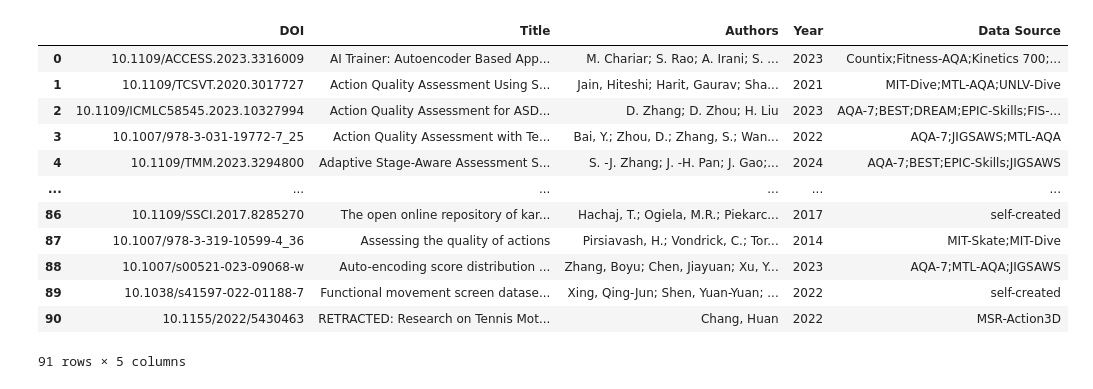
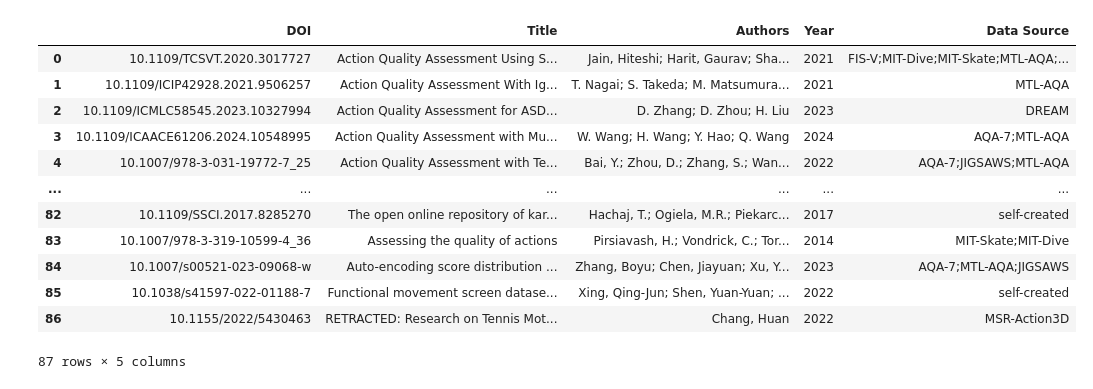
Before and after one commit to FBK-OpenIoT/automating-prisma-public, a Jupyter notebook: notebooks/claude/03_full_text_eligibility.ipynb, the cells around one changed output. Cells and saved outputs as stored; diff of their text form; code cells hidden in the pictures.

Commit message:
Organize research notebooks and document manuscript alignment

```diff
--- a/notebooks/03_eligibility_RAG.ipynb
+++ b/notebooks/claude/03_full_text_eligibility.ipynb
@@ -413,22 +427,20 @@ def harmonize_all_data_sources(df: pd.DataFrame, client, model=None, max_retries
         _rate_limit_block_until_allowed()
         try:
             _harm_calls_count += 1
-            resp = client.models.generate_content(
+            resp = claude_client.messages.parse(
                 model=model,
-                contents=prompt,
-                config={
-                    "response_mime_type": "application/json",
-                    "response_schema": HarmonizedSources,
-                    "temperature": 0.0,
-                    "top_k": 1,
-                    "top_p": 1.0
-                },
+                max_tokens=4096,
+                temperature=0.0,
+                messages=[
+                    {"role": "user", "content": prompt}
+                ],
+                output_format=HarmonizedSources,
             )
-            if resp.usage_metadata:
-                _harm_input_tokens += resp.usage_metadata.prompt_token_count
-                _harm_output_tokens += resp.usage_metadata.candidates_token_count
 
-            harmonized = resp.parsed.sources
+            _harm_input_tokens += resp.usage.input_tokens
+            _harm_output_tokens += resp.usage.output_tokens
+
+            harmonized = resp.parsed_output.sources
 
             # Ensure output length matches input length
             if len(harmonized) != len(df):
@@ -451,7 +463,7 @@ def harmonize_all_data_sources(df: pd.DataFrame, client, model=None, max_retries
 
 # Apply harmonization to dataframe
 start_harm_time = time.monotonic()
-df_results["Data Source Harmonized"] = harmonize_all_data_sources(df_results, client, model=MODEL_SUPERVISOR)
+df_results["Data Source Harmonized"] = harmonize_all_data_sources(df_results, claude_client, model=MODEL_SUPERVISOR)
 end_harm_time = time.monotonic()
 total_harm_time_seconds = end_harm_time - start_harm_time
 
@@ -571,7 +582,7 @@ df_evaluated_final
 folder_path = data_directory()
 result_path = results_directory()
 
-df_abstract = pd.read_csv(result_path + 'df_evaluated_validation_abstract.csv')
+df_abstract = pd.read_csv(result_path + 'CLAUDE_df_evaluated_validation_abstract.csv')
 
 # Sort both tables by Title for proper alignment
 df_abstract_sorted = df_abstract.sort_values(by="Title").reset_index(drop=True)
@@ -637,7 +648,12 @@ dataset_map = {
     "Epic Skills 2018": ["EPIC-Skills"],
     "MIT-Diving & Skiing": ["MIT-Dive"],
     "Kimore": ["KIMORE"],
-    "G-ExPose": ["ExPose"]
+    "G-ExPose": ["ExPose"],
+
+    "GolfDB": ["Golf Swing Video"],
+    "AIST": ["self-created"],
+    "Let's Dance": ["self-created"],
+    "UID": ["self-created"]
 }
 
 def map_partial_sources(cell):
@@ -700,6 +716,6 @@ df_review
 # %%
 # Load already reviewed data based on abstracts
-df_review_abstract = pd.read_csv(result_path + 'review.csv')
+df_review_abstract = pd.read_csv(result_path + 'CLAUDE_review.csv')
 df_review_abstract
 # %% [output]
 |  | DOI | Title | Authors | Year | Data Source |
@@ -718,22 +734,22 @@ df_review_abstract
 # %%
 # Combine all review data and export final CSV
 df_review_final = pd.concat([df_review, df_review_abstract], ignore_index=True)
-df_review_final.to_csv(result_path + 'review_final.csv', index=False)
+df_review_final.to_csv(result_path + 'CLAUDE_review_final.csv', index=False)
 df_review_final
 # %% [output]
 |  | DOI | Title | Authors | Year | Data Source |
-| 0 | 10.1109/ACCESS.2023.3316009 | AI Trainer: Autoencoder Based App... | M. Chariar; S. Rao; A. Irani; S. ... | 2023 | Countix;Fitness-AQA;Kinetics 700;... |
-| 1 | 10.1109/TCSVT.2020.3017727 | Action Quality Assessment Using S... | Jain, Hiteshi; Harit, Gaurav; Sha... | 2021 | MIT-Dive;MTL-AQA;UNLV-Dive |
-| 2 | 10.1109/ICMLC58545.2023.10327994 | Action Quality Assessment for ASD... | D. Zhang; D. Zhou; H. Liu | 2023 | AQA-7;BEST;DREAM;EPIC-Skills;FIS-... |
-| 3 | 10.1007/978-3-031-19772-7_25 | Action Quality Assessment with Te... | Bai, Y.; Zhou, D.; Zhang, S.; Wan... | 2022 | AQA-7;JIGSAWS;MTL-AQA |
-| 4 | 10.1109/TMM.2023.3294800 | Adaptive Stage-Aware Assessment S... | S. -J. Zhang; J. -H. Pan; J. Gao;... | 2024 | AQA-7;BEST;EPIC-Skills;JIGSAWS |
+| 0 | 10.1109/TCSVT.2020.3017727 | Action Quality Assessment Using S... | Jain, Hiteshi; Harit, Gaurav; Sha... | 2021 | FIS-V;MIT-Dive;MIT-Skate;MTL-AQA;... |
+| 1 | 10.1109/ICIP42928.2021.9506257 | Action Quality Assessment With Ig... | T. Nagai; S. Takeda; M. Matsumura... | 2021 | MTL-AQA |
+| 2 | 10.1109/ICMLC58545.2023.10327994 | Action Quality Assessment for ASD... | D. Zhang; D. Zhou; H. Liu | 2023 | DREAM |
+| 3 | 10.1109/ICAACE61206.2024.10548995 | Action Quality Assessment with Mu... | W. Wang; H. Wang; Y. Hao; Q. Wang | 2024 | AQA-7;MTL-AQA |
+| 4 | 10.1007/978-3-031-19772-7_25 | Action Quality Assessment with Te... | Bai, Y.; Zhou, D.; Zhang, S.; Wan... | 2022 | AQA-7;JIGSAWS;MTL-AQA |
 | ... | ... | ... | ... | ... | ... |
-| 86 | 10.1109/SSCI.2017.8285270 | The open online repository of kar... | Hachaj, T.; Ogiela, M.R.; Piekarc... | 2017 | self-created |
-| 87 | 10.1007/978-3-319-10599-4_36 | Assessing the quality of actions | Pirsiavash, H.; Vondrick, C.; Tor... | 2014 | MIT-Skate;MIT-Dive |
-| 88 | 10.1007/s00521-023-09068-w | Auto-encoding score distribution ... | Zhang, Boyu; Chen, Jiayuan; Xu, Y... | 2023 | AQA-7;MTL-AQA;JIGSAWS |
-| 89 | 10.1038/s41597-022-01188-7 | Functional movement screen datase... | Xing, Qing-Jun; Shen, Yuan-Yuan; ... | 2022 | self-created |
-| 90 | 10.1155/2022/5430463 | RETRACTED: Research on Tennis Mot... | Chang, Huan | 2022 | MSR-Action3D |
+| 82 | 10.1109/SSCI.2017.8285270 | The open online repository of kar... | Hachaj, T.; Ogiela, M.R.; Piekarc... | 2017 | self-created |
+| 83 | 10.1007/978-3-319-10599-4_36 | Assessing the quality of actions | Pirsiavash, H.; Vondrick, C.; Tor... | 2014 | MIT-Skate;MIT-Dive |
+| 84 | 10.1007/s00521-023-09068-w | Auto-encoding score distribution ... | Zhang, Boyu; Chen, Jiayuan; Xu, Y... | 2023 | AQA-7;MTL-AQA;JIGSAWS |
+| 85 | 10.1038/s41597-022-01188-7 | Functional movement screen datase... | Xing, Qing-Jun; Shen, Yuan-Yuan; ... | 2022 | self-created |
+| 86 | 10.1155/2022/5430463 | RETRACTED: Research on Tennis Mot... | Chang, Huan | 2022 | MSR-Action3D |
-91 rows × 5 columns
+87 rows × 5 columns
 # %%
 # Compare DOIs between study dataset and validation set
 with open(folder_path + 'study_datasets.json', 'r') as f:
```
Also changed, not shown: parts of 17 cells of this notebook, 34 other files.
